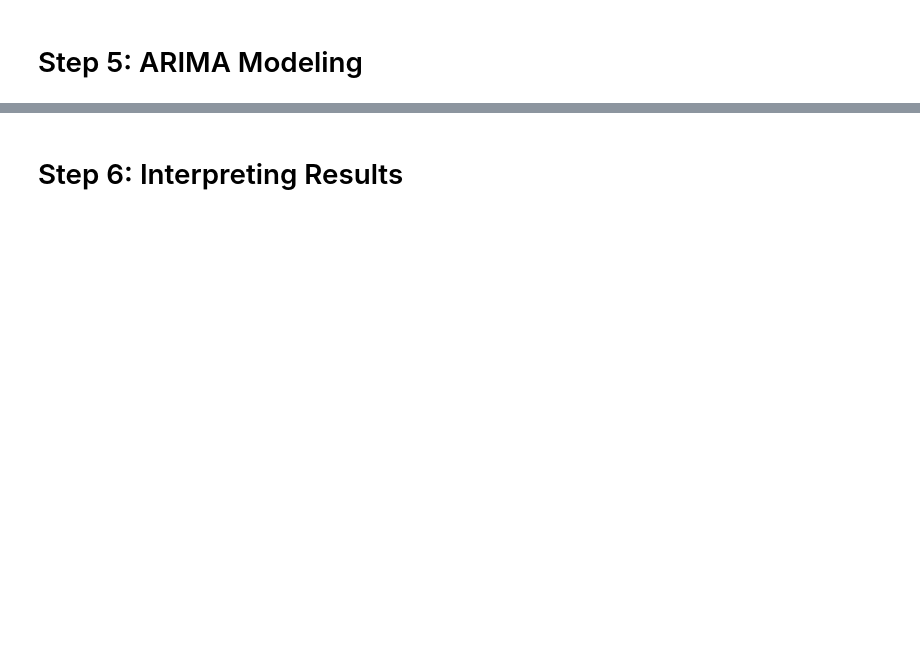
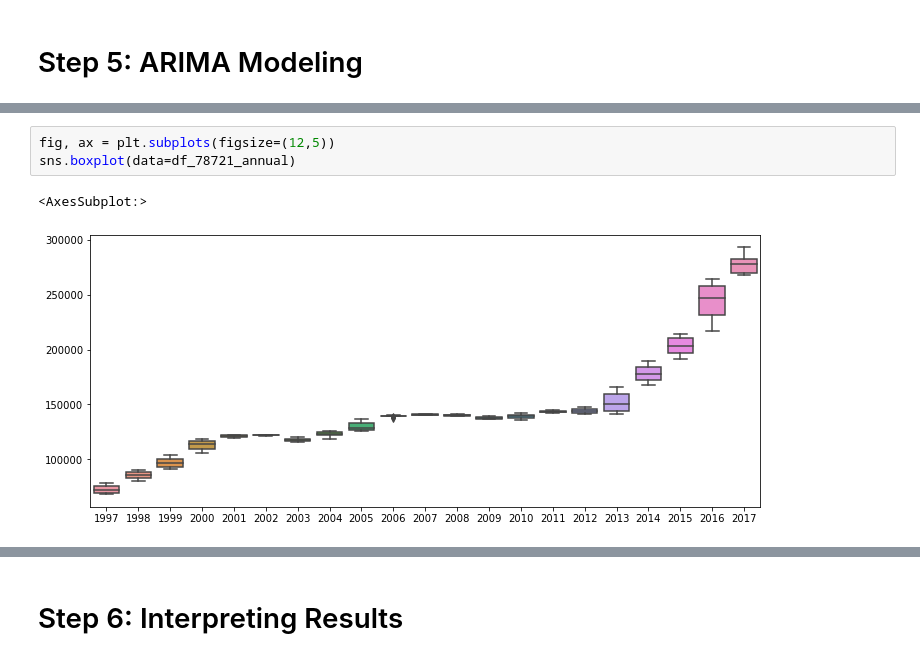
Before and after one commit to kuninethan95/Time_Series_Model, a Jupyter notebook: time-series/starter_notebook.ipynb, the cells around one changed output, grey strips where cells are left out. Drawn from its saved outputs; the diff is of its cells as text; blank space fills up the shorter version.

```diff
--- a/time-series/starter_notebook.ipynb
+++ b/time-series/starter_notebook.ipynb
@@ -563,0 +649,6 @@ def melt_data(df):
+# %%
+fig, ax = plt.subplots(figsize=(12,5))
+sns.boxplot(data=df_78721_annual)
+# %% [output]
+<AxesSubplot:>
+[figure, added]
```
Also changed, not shown: parts of 88 cells of this notebook.
